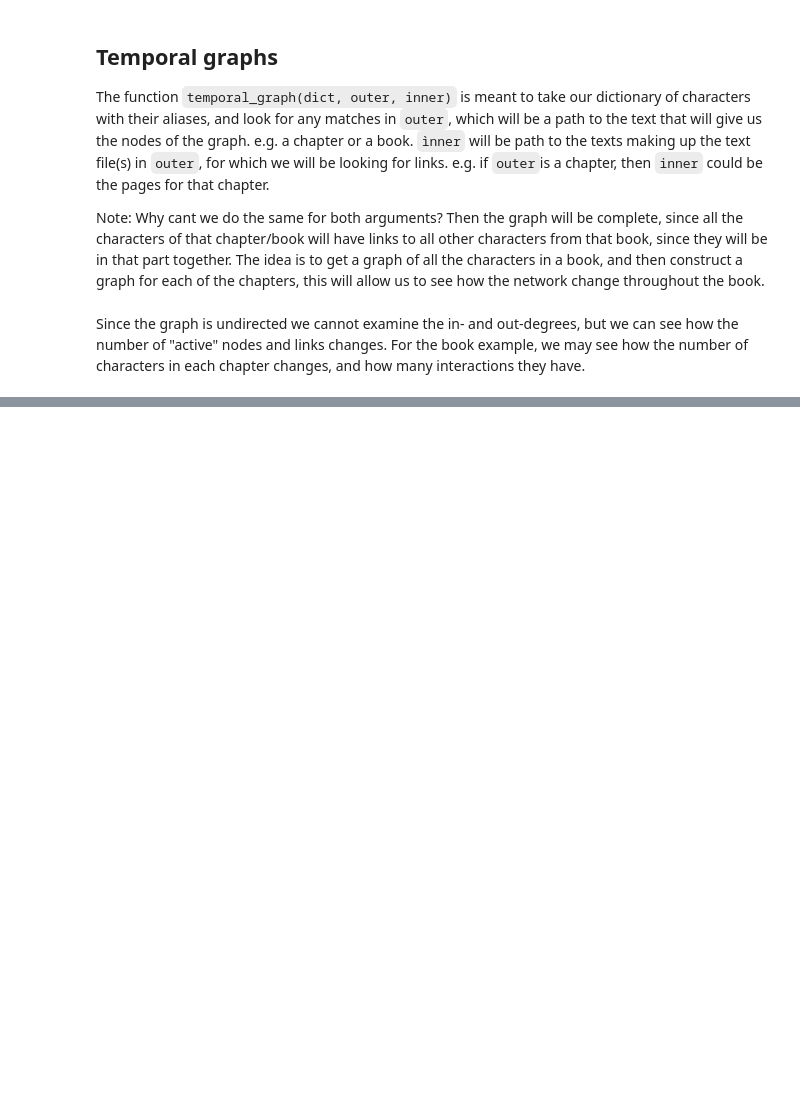
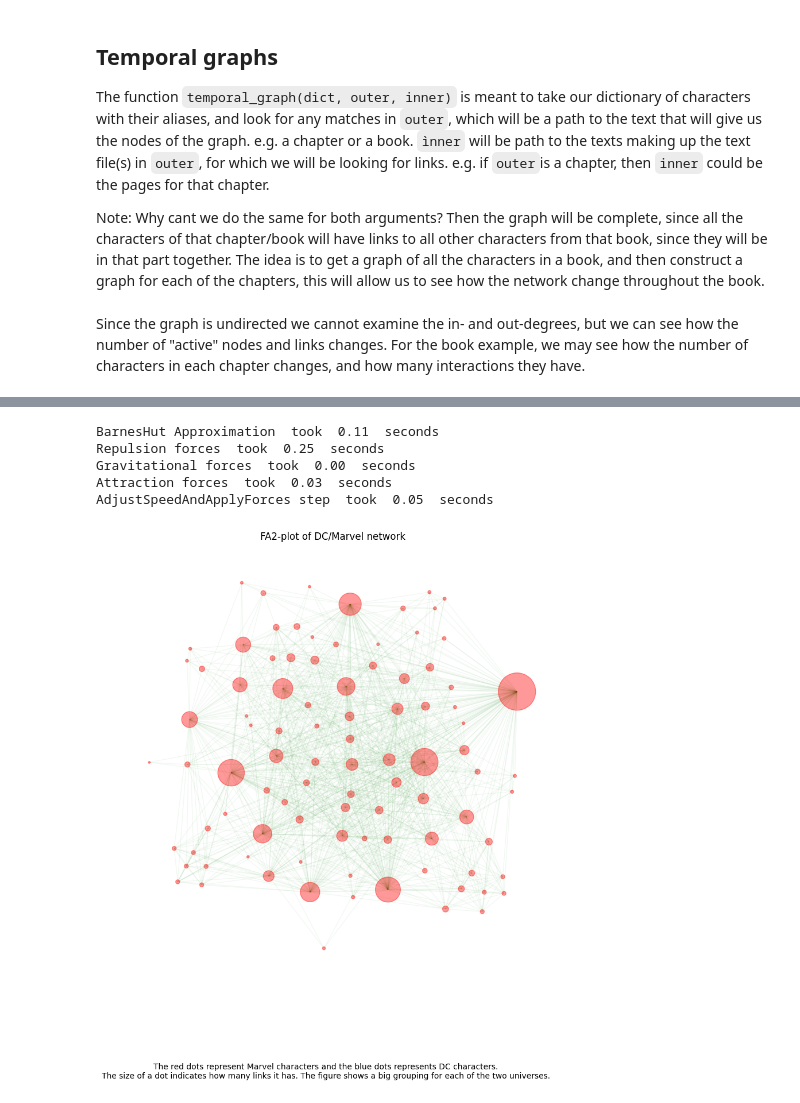
Before and after one commit to pete414n/02805SG, a Jupyter notebook: project/Graph.ipynb, the cells around one changed output, grey strips where cells are left out. Drawn from its saved outputs; the diff is of its cells as text; code cells hidden in the pictures; blank space fills up the shorter version.

Commit message:
functions for plotting weighted temporal graphs added

```diff
--- a/project/Graph.ipynb
+++ b/project/Graph.ipynb
@@ -440,0 +461,5 @@ graph_list = weighted_temporal_graphs(char_list, "B7/", "B7/")
+# %%
+
+char_list = [c for c, b, h, o in characters]
+
+graph_list = weighted_temporal_graphs(char_list, "B1/", "B1/")
@@ -440,0 +485,55 @@ graph_list = weighted_temporal_graphs(char_list, "B7/", "B7/")
+# %%
+# Input: a graph
+# Output: A list of of the summed weights for the edges for each node,
+#         this list is orderes as the list of nodes returned from graph.nodes
+
+def get_weight_sums(graph):
+    weight_sums = []
+    for node in list(graph.nodes):
+        sum = 0
+        for source, target in list(graph.edges):
+            if node is source or node is target:
+                sum += graph[source][target]["weight"]
+        weight_sums.append(sum)
+    return weight_sums
+# %%
+from fa2 import ForceAtlas2
+# Adjusting figure size
+plt.rcParams['figure.figsize'] = [10, 10]
+
+forceatlas2 = ForceAtlas2(
+                        # Behavior alternatives
+                        outboundAttractionDistribution=True,  # Dissuade hubs
+                        linLogMode=False,  # NOT IMPLEMENTED
+                        adjustSizes=False,  # Prevent overlap (NOT IMPLEMENTED)
+                        edgeWeightInfluence=1.0,
+
+                        # Performance
+                        jitterTolerance=1.0,  # Tolerance
+                        barnesHutOptimize=True,
+                        barnesHutTheta=1.2, # original 1.2
+                        multiThreaded=False,  # NOT IMPLEMENTED
+
+                        # Tuning
+                        scalingRatio=2.0,
+                        strongGravityMode=True,
+                        gravity=0.1, # original 0.5
+
+                        # Log
+                        verbose=True)
+
+positions = forceatlas2.forceatlas2_networkx_layout(graph_list[0], pos=None, iterations=2000)
+nx.draw_networkx_nodes(graph_list[0], positions, node_color="red", node_size=get_weight_sums(graph_list[0]), alpha=0.4)
+nx.draw_networkx_edges(graph_list[0], positions, edge_color="green", alpha=0.05)
+plt.axis('off')
+plt.title('FA2-plot of DC/Marvel network')
+plt.figtext(.5, -0.05, f"The red dots represent Marvel characters and the blue dots represents DC characters.\nThe size of a dot indicates how many links it has. The figure shows a big grouping for each of the two universes.", ha="center")
+
+plt.show()
+# %% [output]
+BarnesHut Approximation  took  0.11  seconds
+Repulsion forces  took  0.25  seconds
+Gravitational forces  took  0.00  seconds
+Attraction forces  took  0.03  seconds
+AdjustSpeedAndApplyForces step  took  0.05  seconds
+[figure, added]
```
Also changed, not shown: parts of 9 cells of this notebook.
